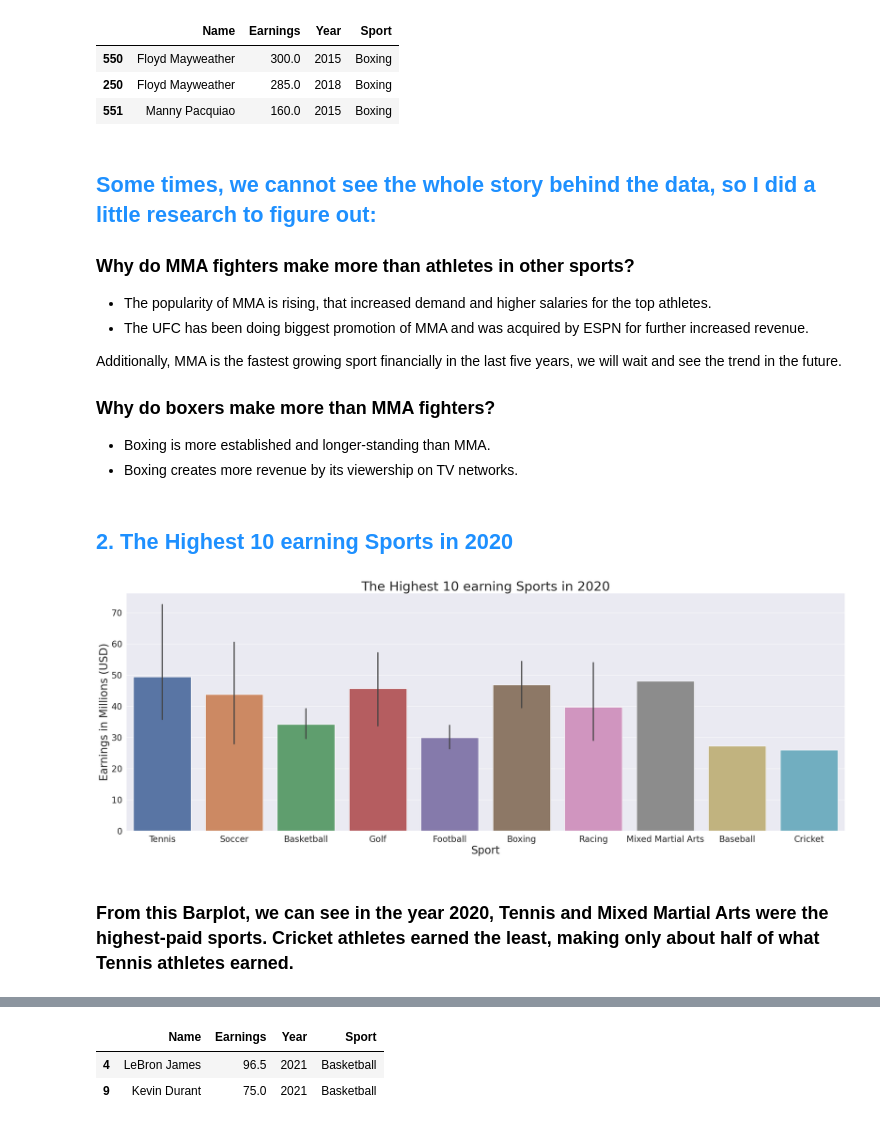
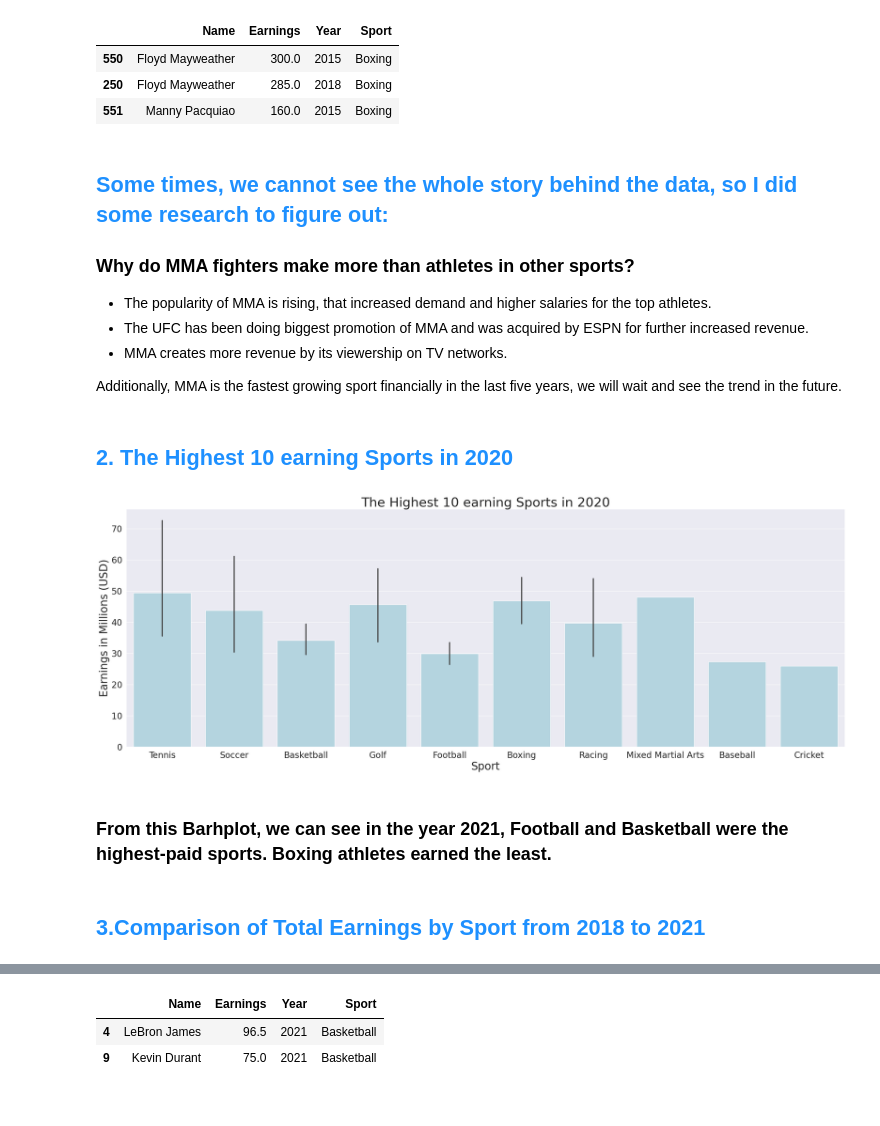
Before and after one commit to WLMBonnie/Python_DataVisualization-Storytelling_Highest_paid_Athletes, a Jupyter notebook: top-athletes-earnings-by-sport.ipynb, the cells around one changed output, grey strips where cells are left out. Cells and saved outputs as stored; diff of their text form; code cells hidden in the pictures.

```diff
--- a/top-athletes-earnings-by-sport.ipynb
+++ b/top-athletes-earnings-by-sport.ipynb
@@ -185,39 +186,35 @@ df.nlargest(5, ['Earnings']).loc[dropped_df['Sport'] == 'Boxing']
 | 250 | Floyd Mayweather | 285.0 | 2018 | Boxing |
 | 551 | Manny Pacquiao | 160.0 | 2015 | Boxing |
 # %% [markdown]
- <h2 style="color: #1E90FF;">Some times, we cannot see the whole story behind the data, so I did a little research to figure out:</h2>
+ <h2 style="color: #1E90FF;">Some times, we cannot see the whole story behind the data, so I did some research to figure out:</h2>
 
 ### Why do MMA fighters make more than athletes in other sports?
 
  - The popularity of MMA is rising, that increased demand and higher salaries for the top athletes.
  - The UFC has been doing biggest promotion of MMA and was acquired by ESPN for further increased revenue.
+ - MMA creates more revenue by its viewership on TV networks.
 
 Additionally, MMA is the fastest growing sport financially in the last five years, we will wait and see the trend in the future.
-
-### Why do boxers make more than MMA fighters?
-
--  Boxing is more established and longer-standing than MMA.
-- Boxing creates more revenue by its viewership on TV networks.
 # %% [markdown]
 <h2 style="color: #1E90FF;">2. The Highest 10 earning Sports in 2020</h2>
 # %%
-df_2020=dropped_df[dropped_df['Year']==2020]
+df_2020 = dropped_df[dropped_df['Year'] == 2020]
 
-df_2020_top10=df_2020.sort_values('Earnings',ascending=False)[:10]
+df_2020_top10 = df_2020.sort_values('Earnings',ascending=False)[:10]
 
+plt.figure(figsize = (30,10))
+sns.barplot(x = df_2020['Sport'], y = df_2020['Earnings'], color = 'lightblue')
 
-plt.figure(figsize=(30,10))
-sns.barplot (x=df_2020['Sport'], y=df_2020['Earnings'])
-
-plt.title('The Highest 10 earning Sports in 2020', fontsize=30)
-
+plt.title('The Highest 10 earning Sports in 2020', fontsize = 30)
 plt.xlabel('Sport', fontsize = 25 )
 plt.ylabel('Earnings in Millions (USD)', fontsize = 25)
 
-plt.tick_params(axis='both', which='major', labelsize=20)
+plt.tick_params(axis = 'both', which = 'major', labelsize = 20)
 
 plt.show()
 # %% [output]
-[figure, old version]
+[figure, new version]
 # %% [markdown]
-<h3>From this Barplot, we can see in the year 2020, Tennis and Mixed Martial Arts were the highest-paid sports. Cricket athletes earned the least, making only about half of what Tennis athletes earned.
+<h3>From this Barhplot, we can see in the year 2021, Football and Basketball were the highest-paid sports. Boxing athletes earned the least.
+# %% [markdown]
+<h2 style="color: #1E90FF;">3.Comparison of Total Earnings by Sport from 2018 to 2021</h2>
```
Also changed, not shown: parts of 7 cells of this notebook.
